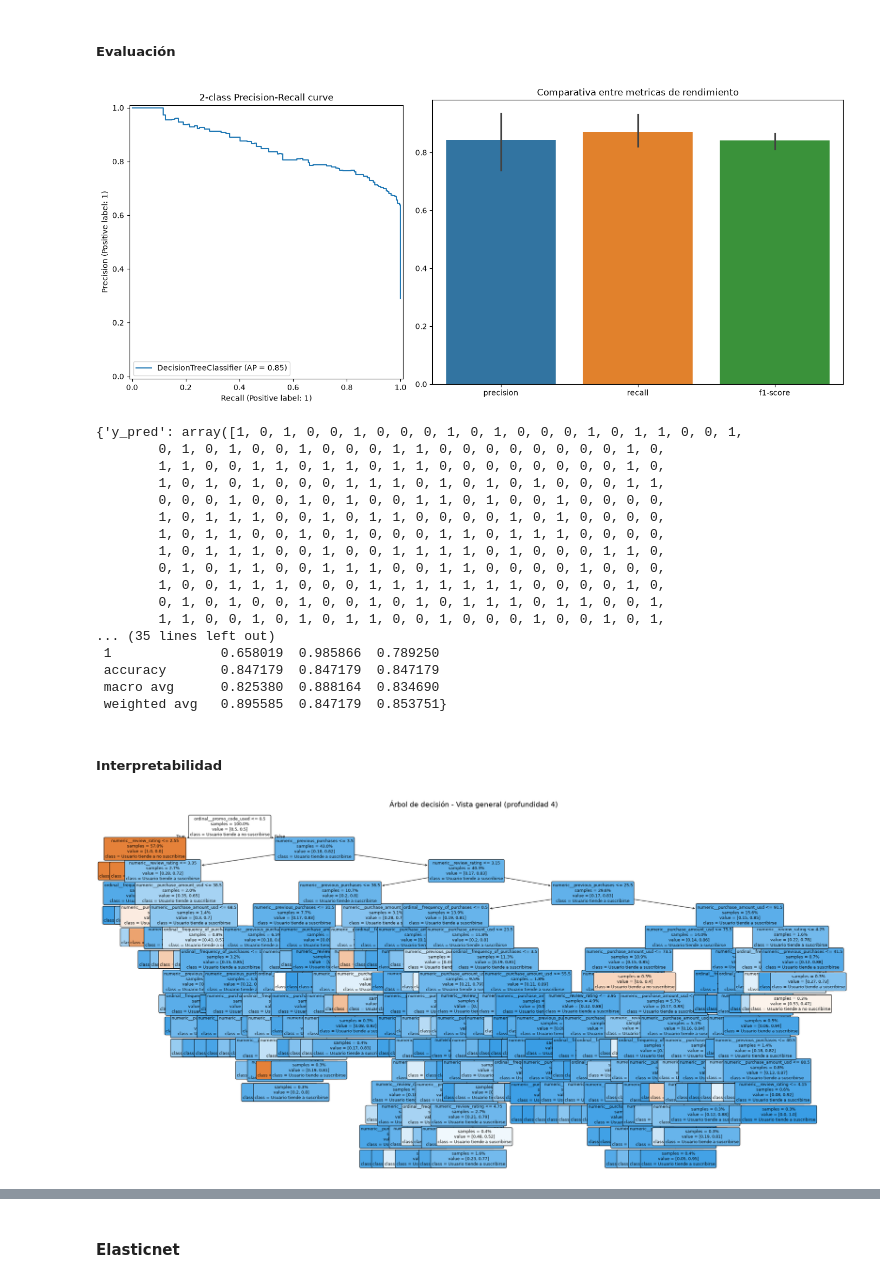
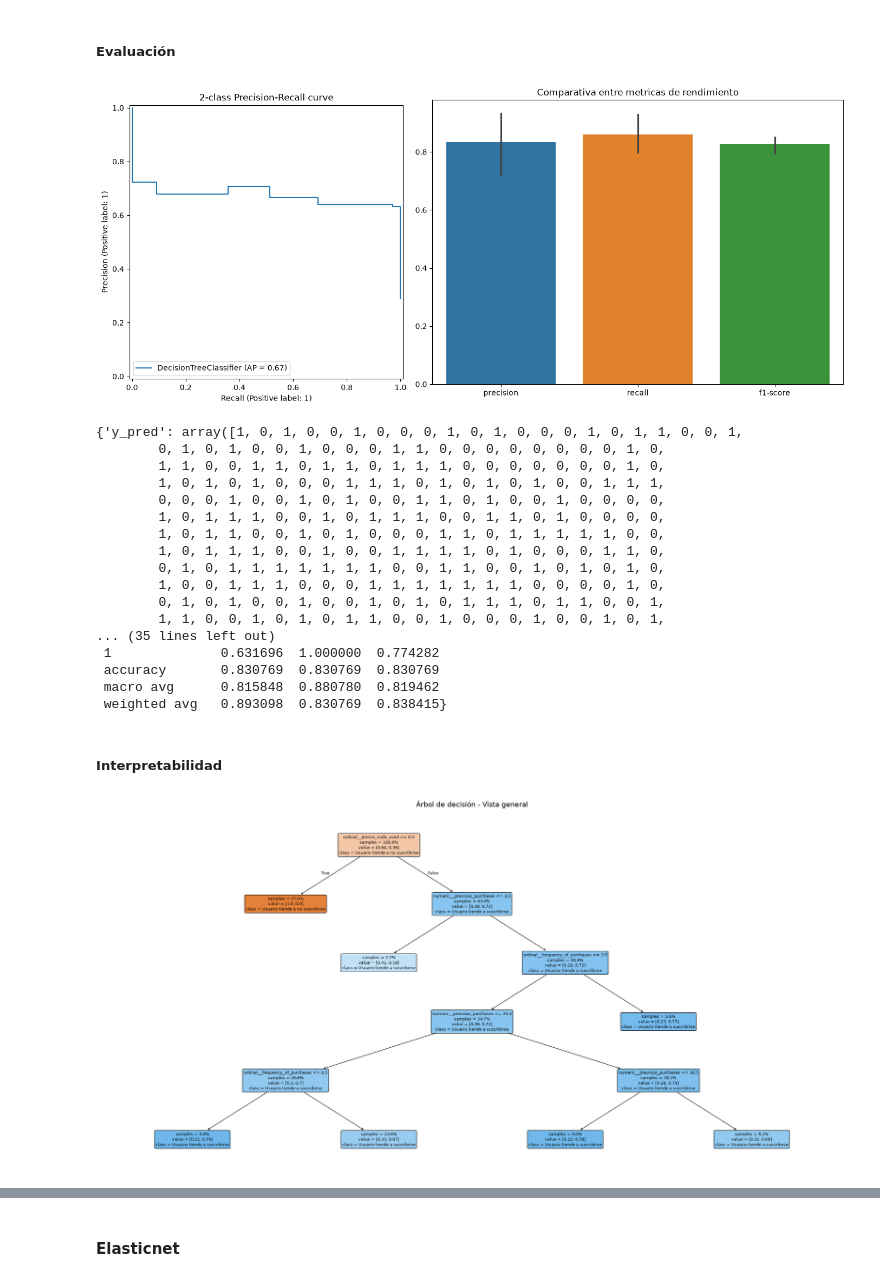
Before and after one commit to ianCristianAriel/2024-eeuu-comportamiento-consumidor, a Jupyter notebook: notebooks/5_machine_learning.ipynb, the cells around one changed output, grey strips where cells are left out. Saved outputs shown, nothing was run; the diff lists cells and outputs as text; code cells hidden in the pictures.

```diff
--- a/notebooks/5_machine_learning.ipynb
+++ b/notebooks/5_machine_learning.ipynb
@@ -148,3 +147,9 @@ top_columns
  'shipping_type',
  'payment_method',
  'frequency_of_purchases']
+# %%
+g_preprocessor = GeneralPreprocessor()
+# %%
+df_processed = g_preprocessor.fit_transform(X=df_processed)
+df_processed = pd.DataFrame(data=df_processed, columns=g_preprocessor.get_feature_names_out())
+df_processed
@@ -151,7 +170,7 @@ top_columns
 # %%
 # separo las las variables de la variable target
-X = df_processed.drop(columns='Subscription Status').copy()
-y = df_processed['Subscription Status'].copy()
+X = df_processed[top_columns].copy()
+y = df_processed['subscription_status'].copy()
 # %%
 y = y.map({'No':0, 'Yes':1})
 # %%
@@ -237,3 +244,23 @@ grid_decision_tree = {
+# %%
+decision_tree = DecisionTreeClassifier(
+    random_state=42,
+    class_weight={0:0.4, 1:0.6}
+)
+
+grid_decision_tree = {
+    # Control de profundidad
+    "model__max_depth": [3, 5, 7, 9],
+    # Fracción mínima de muestras para dividir un nodo
+    "model__min_samples_split": [0.007, 0.01, 0.02, 0.05, 0.10],
+    # Fracción mínima de muestras por hoja
+    "model__min_samples_leaf": [0.01, 0.02, 0.05, 0.10],
+    # Poda del árbol
+    "model__ccp_alpha": [0.0, 0.001, 0.01],
+    # Reducción mínima de impureza para dividir
+    "model__min_impurity_decrease": [0.0005, 0.001, 0.005, 0.01, 0.015],
+    # Criterios de división
+    "model__criterion": ["gini", "entropy", "log_loss"]
+}
 # %% [markdown]
 Random Forest
 # %%
@@ -470,24 +504,24 @@ X_test = pipeline_decision_tree_sin_reduccion.named_steps['preprocessor'].transf
 # %%
 eval_model(is_classification=True, model=decision_tree_sin_reduccion, X=X_test, y=y_test)
 # %% [output]
-[figure, old version]
+[figure, new version]
 {'y_pred': array([1, 0, 1, 0, 0, 1, 0, 0, 0, 1, 0, 1, 0, 0, 0, 1, 0, 1, 1, 0, 0, 1,
         0, 1, 0, 1, 0, 0, 1, 0, 0, 0, 1, 1, 0, 0, 0, 0, 0, 0, 0, 0, 1, 0,
-        1, 1, 0, 0, 1, 1, 0, 1, 1, 0, 1, 1, 0, 0, 0, 0, 0, 0, 0, 0, 1, 0,
-        1, 0, 1, 0, 1, 0, 0, 0, 1, 1, 1, 0, 1, 0, 1, 0, 1, 0, 0, 0, 1, 1,
+        1, 1, 0, 0, 1, 1, 0, 1, 1, 0, 1, 1, 1, 0, 0, 0, 0, 0, 0, 0, 1, 0,
+        1, 0, 1, 0, 1, 0, 0, 0, 1, 1, 1, 0, 1, 0, 1, 0, 1, 0, 0, 1, 1, 1,
         0, 0, 0, 1, 0, 0, 1, 0, 1, 0, 0, 1, 1, 0, 1, 0, 0, 1, 0, 0, 0, 0,
-        1, 0, 1, 1, 1, 0, 0, 1, 0, 1, 1, 0, 0, 0, 0, 1, 0, 1, 0, 0, 0, 0,
-        1, 0, 1, 1, 0, 0, 1, 0, 1, 0, 0, 0, 1, 1, 0, 1, 1, 1, 0, 0, 0, 0,
+        1, 0, 1, 1, 1, 0, 0, 1, 0, 1, 1, 1, 0, 0, 1, 1, 0, 1, 0, 0, 0, 0,
+        1, 0, 1, 1, 0, 0, 1, 0, 1, 0, 0, 0, 1, 1, 0, 1, 1, 1, 1, 1, 0, 0,
         1, 0, 1, 1, 1, 0, 0, 1, 0, 0, 1, 1, 1, 1, 0, 1, 0, 0, 0, 1, 1, 0,
-        0, 1, 0, 1, 1, 0, 0, 1, 1, 1, 0, 0, 1, 1, 0, 0, 0, 0, 1, 0, 0, 0,
+        0, 1, 0, 1, 1, 1, 1, 1, 1, 1, 0, 0, 1, 1, 0, 0, 1, 0, 1, 0, 1, 0,
         1, 0, 0, 1, 1, 1, 0, 0, 0, 1, 1, 1, 1, 1, 1, 1, 0, 0, 0, 0, 1, 0,
         0, 1, 0, 1, 0, 0, 1, 0, 0, 1, 0, 1, 0, 1, 1, 1, 0, 1, 1, 0, 0, 1,
         1, 1, 0, 0, 1, 0, 1, 0, 1, 1, 0, 0, 1, 0, 0, 0, 1, 0, 0, 1, 0, 1,
 ... (35 lines left out)
- 1              0.658019  0.985866  0.789250
- accuracy       0.847179  0.847179  0.847179
- macro avg      0.825380  0.888164  0.834690
- weighted avg   0.895585  0.847179  0.853751}
+ 1              0.631696  1.000000  0.774282
+ accuracy       0.830769  0.830769  0.830769
+ macro avg      0.815848  0.880780  0.819462
+ weighted avg   0.893098  0.830769  0.838415}
 # %% [markdown]
 ##### Interpretabilidad
 # %%
@@ -510,29 +544,29 @@ nombre_clases = [mapa_clases[clase] for clase in pipeline_decision_tree_sin_redu
 # %%
 # Crear la figura
 fig, ax = plt.subplots(figsize=(24, 12))
 
 plot_tree(
     decision_tree_sin_reduccion,
     max_depth=15,  # Mostrar solo los primeros niveles
     filled=True,
     rounded=True,
     feature_names=nombres_variables,
     class_names=nombre_clases,
     fontsize=9,
     proportion=True,
     precision=2,
     impurity=False,
     ax=ax
 )
 
 ax.set_title(
-    "Árbol de decisión - Vista general (profundidad 4)",
+    "Árbol de decisión - Vista general",
     fontsize=16,
     pad=20
 )
 
 plt.tight_layout()
 
 plt.show()
 # %% [output]
-[figure, old version]
+[figure, new version]
```
Also changed, not shown: parts of 54 cells of this notebook.
